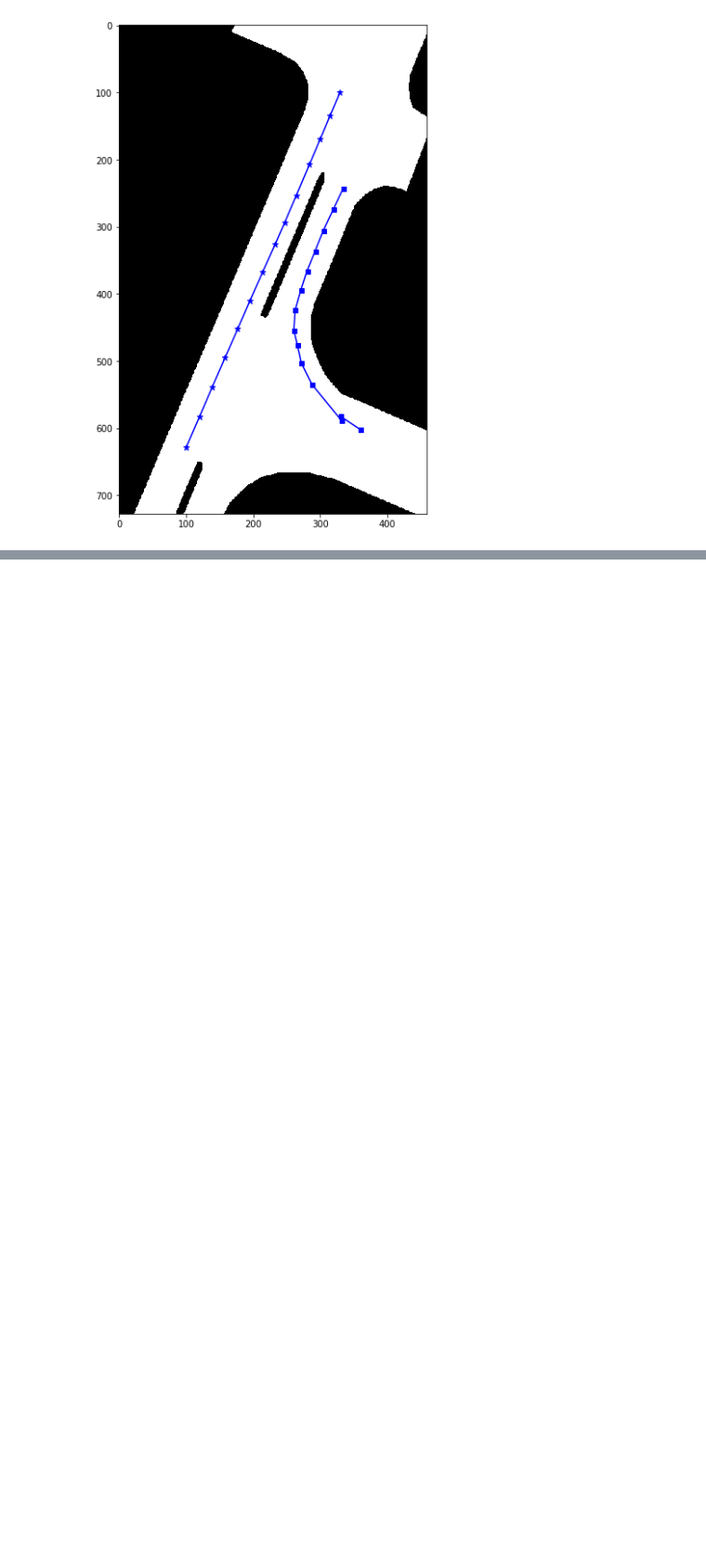
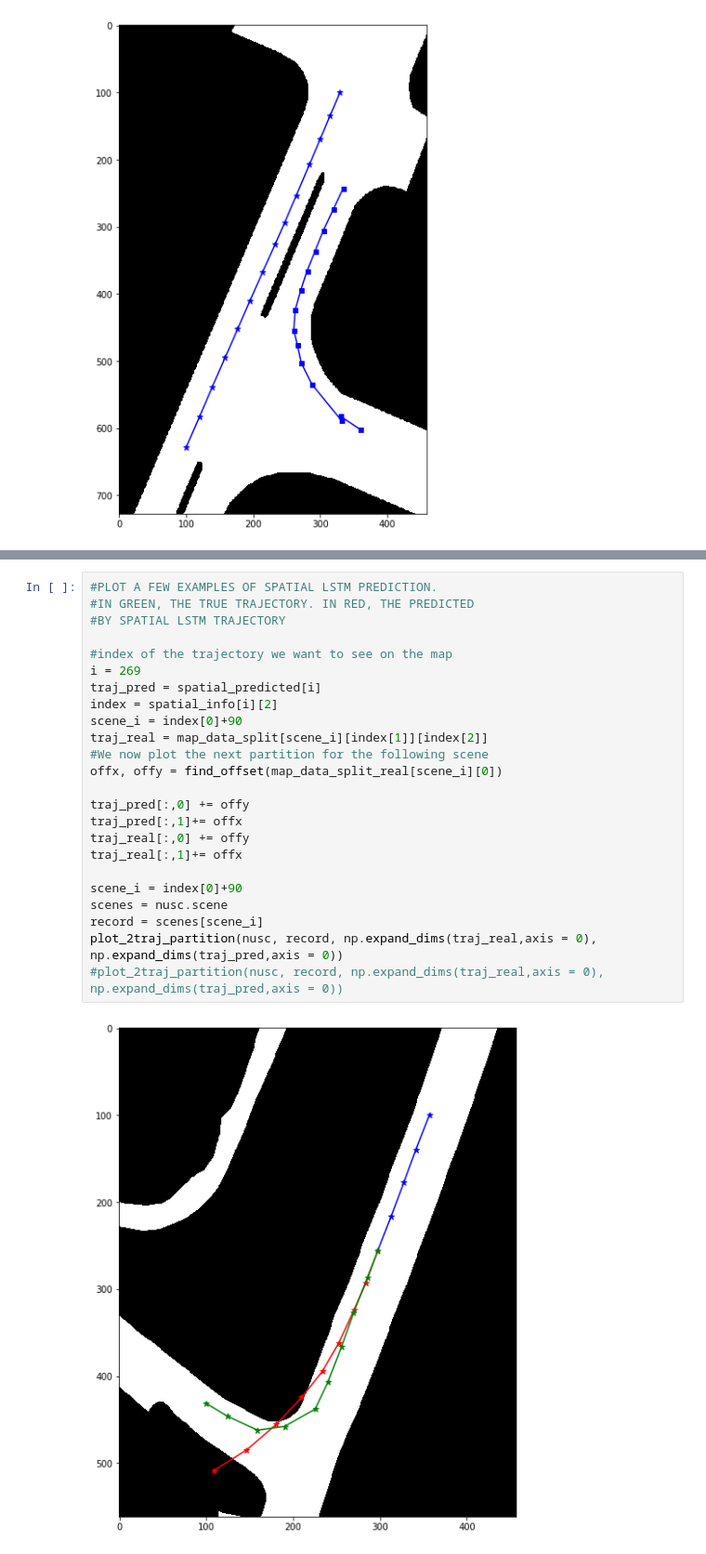
Before and after one commit to jogarrid/nuscenes, a Jupyter notebook: Nuscenes visualizations.ipynb, the cells around one changed output, grey strips where cells are left out. Shown at 93% size. Cells and saved outputs as stored; diff of their text form; blank space fills up the shorter version.

```diff
--- a/Nuscenes dataset exploration.ipynb
+++ b/Nuscenes visualizations.ipynb
@@ -244,0 +333,26 @@ It is therefore considered an outlier
+# %%
+#PLOT A FEW EXAMPLES OF SPATIAL LSTM PREDICTION.
+#IN GREEN, THE TRUE TRAJECTORY. IN RED, THE PREDICTED
+#BY SPATIAL LSTM TRAJECTORY
+
+#index of the trajectory we want to see on the map
+i = 269
+traj_pred = spatial_predicted[i]
+index = spatial_info[i][2]
+scene_i = index[0]+90
+traj_real = map_data_split[scene_i][index[1]][index[2]]
+#We now plot the next partition for the following scene
+offx, offy = find_offset(map_data_split_real[scene_i][0])
+
+traj_pred[:,0] += offy
+traj_pred[:,1]+= offx
+traj_real[:,0] += offy
+traj_real[:,1]+= offx
+
+scene_i = index[0]+90
+scenes = nusc.scene
+record = scenes[scene_i]
+plot_2traj_partition(nusc, record, np.expand_dims(traj_real,axis = 0), np.expand_dims(traj_pred,axis = 0))
+#plot_2traj_partition(nusc, record, np.expand_dims(traj_real,axis = 0), np.expand_dims(traj_pred,axis = 0))
+# %% [output]
+[figure, added]
```
Also changed, not shown: parts of 13 cells of this notebook, 13 other files.
